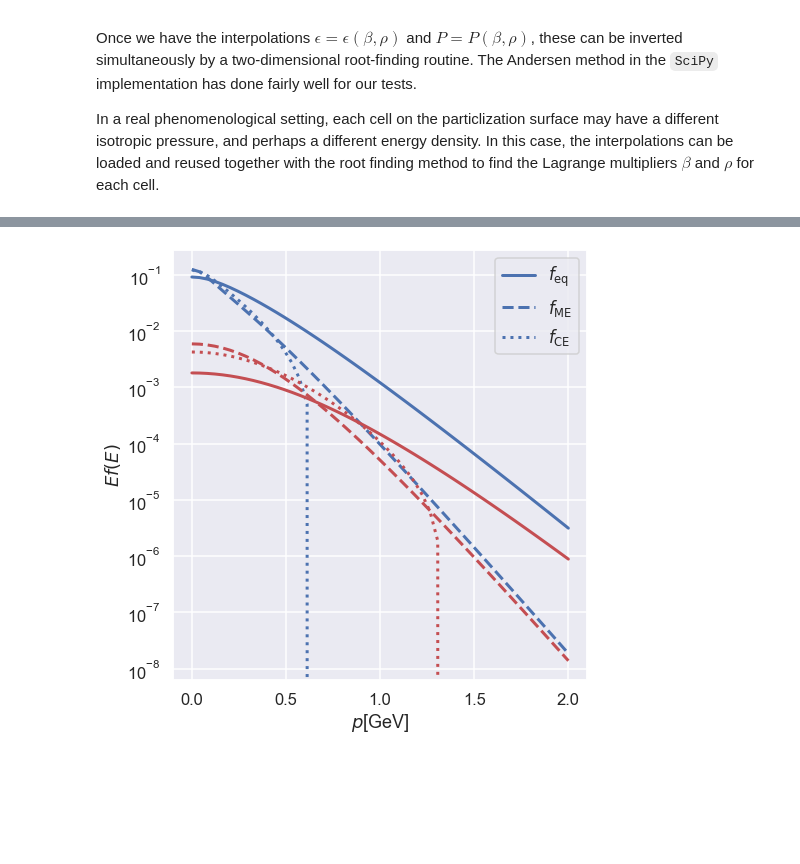
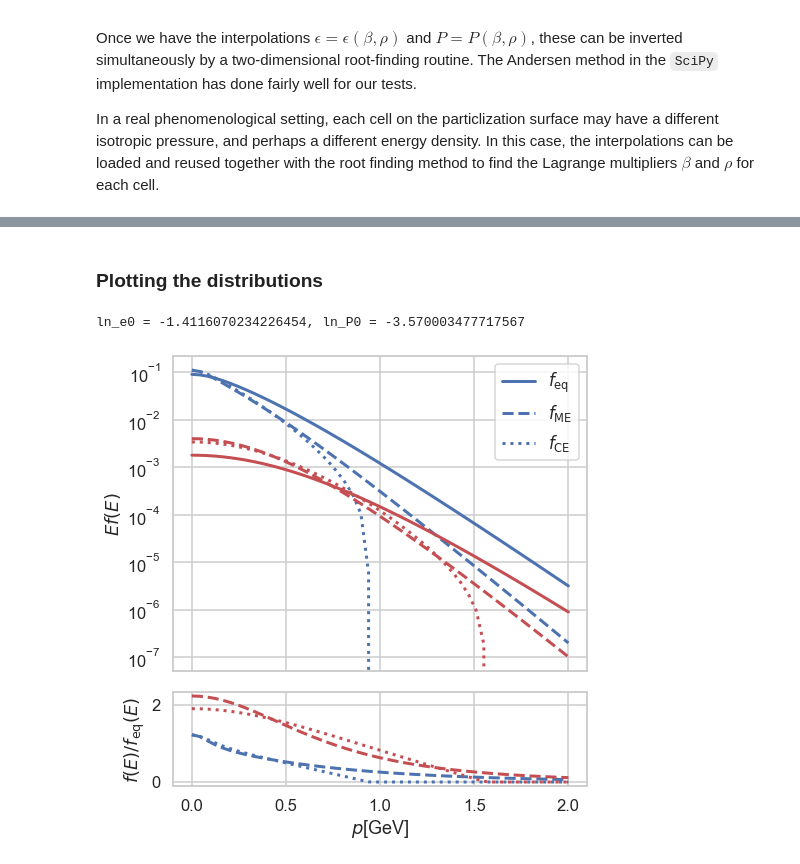
Before and after one commit to derekeverett/max_entropy_match, a Jupyter notebook: Solving_Energy_Pressure.ipynb, the cells around one changed output, grey strips where cells are left out. Saved outputs shown, nothing was run; the diff lists cells and outputs as text; code cells hidden in the pictures; blank space fills up the shorter version.

```diff
--- a/Solving_Energy_Pressure.ipynb
+++ b/Solving_Energy_Pressure.ipynb
@@ -26,6 +26,7 @@ import numpy as np
 import dill
 import pandas as pd
 sns.set()
+sns.set_style('whitegrid')
 sns.set_context('talk')
 # %% [markdown]
 ## The cell below constructs the grid of energy density and pressure
@@ -339,56 +343,94 @@ ln_e0 = -1.4116070234226454, ln_P0 = -3.857685550169348
+# %% [markdown]
+### Plotting the distributions
+# %%
+T_sw = 0.15 #typical switching temperature in GeV
+beta_sw = 1./ T_sw
+
+ln_e0 = ln_eq_eps_given_beta_interp(beta_sw) #energy density e = e(T_sw) of HRG
+p_sw = np.exp( ln_eq_p_interp(beta_sw) ) #equilibrium pressure p=p(T_sw) of HRG
+bulk_Pi_sw = -1.* p_sw / 3. #choose a value of the bulk pressure
+#bulk_Pi_sw = 0.
+P0_sw = p_sw + bulk_Pi_sw #total isotropic pressure
+ln_P0 = np.log(P0_sw)
+
+beta_Pi0 = np.exp(ln_beta_Pi_interp(beta_sw)) #beta_Pi for CE RTA
+F0 = F_interp(beta_sw) #F for CE RTA
+
+print("ln_e0 = " + str(ln_e0) + ", ln_P0 = " + str(ln_P0))
+# %% [output]
+ln_e0 = -1.4116070234226454, ln_P0 = -3.570003477717567
 # %%
 def root_solve_beta_rho(ln_e0, ln_p0, guess, tol=1e-7, maxiter = int(1e5)):
     """Find the solution (beta, rho) which matches both the given
     energy density and total isotr. pressure"""
+
     def my_fun(x):
         """input is vector with x[0] = beta, x[1] = rho"""
         ln_eps_func = ln_eps_interp(x[0], x[1]).flatten()[0]
         ln_P_func = ln_P_interp(x[0], x[1]).flatten()[0]
         return [ln_eps_func - ln_e0, ln_P_func - ln_P0]
 
-    solution = optimize.root(my_fun, guess, method='anderson', tol=tol, options={'maxiter':maxiter})
+    def print_warning(ln_e0, ln_P0):
+        print("WARNING - NO ROOT FOUND: ln_e0 = " + str(ln_E0) + " ; ln_P0 = " + str(ln_P0))
+
+    solution = optimize.root(my_fun, guess, method='anderson',
+                             tol=tol, options={'maxiter':maxiter})
+    if (solution.success == False):
+        print_warning(ln_e0, ln_P0)
+
     beta_soln = solution.x[0]
     rho_soln = solution.x[1]
     return beta_soln, rho_soln, solution
 # %%
 beta_soln, rho_soln, info = root_solve_beta_rho(ln_e0, ln_P0, [7.0, 0.])
 
 #now plot these functions
 pid_plot = [211, 2212]
-pid_color = {211: 'b', 321:'g', 2212: 'r'}
-fig, axes = plt.subplots(1, 1, figsize=(7,7))
-plt.semilogy()
+pid_color = {211: 'b', 2212: 'r'}
+heights = [1., 0.3]
+p_grid = np.linspace(0., 2., 50) #momenta |p| in GeV in LRF
 
-p_grid = np.linspace(0., 2., 50)
+fig, axes = plt.subplots(2, 1, figsize=(7, 7), sharex=True,
+                         gridspec_kw={'height_ratios': heights})
+axes[0].semilogy()
 
 for ipid, pid in enumerate(pid_plot):
     m  = species_dict[pid]['mass']
     sign  = species_dict[pid]['sign']
     degen = species_dict[pid]['degen']
 
     if ipid == 0:
         label_ME = r'$f_{\rm ME}$'
         label_eq = r'$f_{\rm eq}$'
         label_CE = r'$f_{\rm CE}$'
     else:
         label_ME = label_eq = label_CE = None
 
-    f_ME_vals = [np.sqrt(p*p + m*m)*f_dist(np.sqrt(p*p + m*m),
-                    beta_soln, rho_soln, m, sign) for p in p_grid]
-    f_eq_vals = [np.sqrt(p*p + m*m)*f_eq(np.sqrt(p*p + m*m), beta_sw, sign) for p in p_grid]
-    f_lin_CE_vals = [np.sqrt(p*p + m*m)*f_CE_lin(np.sqrt(p*p + m*m),
-                    beta_sw, bulk_Pi_sw, beta_Pi0, F0, m, sign) for p in p_grid]
+    f_ME_vals = np.array([np.sqrt(p*p + m*m)*f_dist(np.sqrt(p*p + m*m),
+                    beta_soln, rho_soln, m, sign) for p in p_grid])
+    f_eq_vals = np.array([np.sqrt(p*p + m*m)*f_eq(np.sqrt(p*p + m*m),
+                                                  beta_sw, sign) for p in p_grid])
+    f_CE_vals = np.array([np.sqrt(p*p + m*m)*f_CE_lin(np.sqrt(p*p + m*m), beta_sw, bulk_Pi_sw,
+                         beta_Pi0, F0, m, sign) for p in p_grid])
 
-    plt.plot(p_grid, f_eq_vals, lw=3, label=label_eq, ls='-', color=pid_color[pid])
-    plt.plot(p_grid, f_ME_vals, lw=3, label=label_ME, ls='--', color=pid_color[pid])
-    plt.plot(p_grid, f_lin_CE_vals, lw=3, label=label_CE,
+    ratio_ME = f_ME_vals / f_eq_vals
+    ratio_CE = f_CE_vals / f_eq_vals
+
+    axes[0].plot(p_grid, f_eq_vals, lw=3, label=label_eq, ls='-', color=pid_color[pid])
+    axes[0].plot(p_grid, f_ME_vals, lw=3, label=label_ME, ls='--', color=pid_color[pid])
+    axes[0].plot(p_grid, f_CE_vals, lw=3, label=label_CE,
              ls=':', color=pid_color[pid])
 
-plt.xlabel(r'$p$[GeV]')
-plt.ylabel(r'$E f(E)$')
-plt.legend()
+    axes[1].plot(p_grid, ratio_ME, lw=3, label=label_ME, ls='--', color=pid_color[pid])
+    axes[1].plot(p_grid, ratio_CE, lw=3, label=label_CE, ls=':', color=pid_color[pid])
+
+axes[1].set_xlabel(r'$p$[GeV]')
+axes[0].set_ylabel(r'$E f(E)$')
+axes[1].set_ylabel(r'$f(E)/f_{\rm eq}(E)$')
+axes[0].legend()
 plt.tight_layout(True)
+plt.subplots_adjust(hspace=0.1)
 plt.savefig('plots/spectra.png', dpi=400)
 plt.show()
 # %% [output]
-[figure, old version]
+[figure, new version]
```
Also changed, not shown: parts of 15 cells of this notebook.
